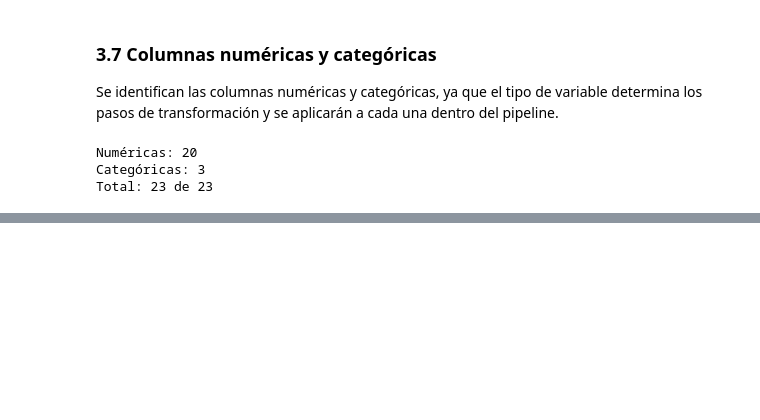
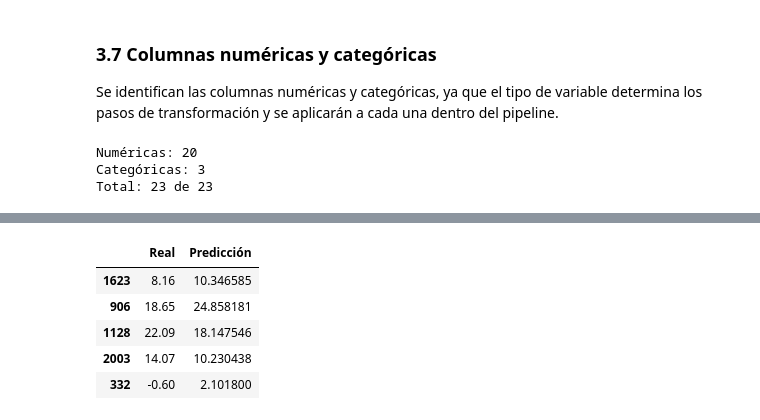
Before and after one commit to mzambranob/Fork-MaterialDeClase-ISIS-2611, a Jupyter notebook: 202620/Laboratorios/L1/laboratorio_1.ipynb, the cells around one changed output, grey strips where cells are left out. Drawn from its saved outputs; the diff is of its cells as text; code cells hidden in the pictures; blank space fills up the shorter version.

Commit message:
Primera version contruccion modelo de regresion lineal

```diff
--- a/202620/Laboratorios/L1/laboratorio_1.ipynb
+++ b/202620/Laboratorios/L1/laboratorio_1.ipynb
@@ -768,0 +778,10 @@ Total: 23 de 23
+# %%
+X_train, X_test, y_train, y_test = train_test_split(
+    X,
+    y,
+    test_size=TEST_SIZE,
+    random_state=RANDOM_STATE
+)
+
+print("Datos de entrenamiento:", X_train.shape)
+print("Datos de prueba:", X_test.shape)
@@ -768,0 +795,15 @@ Total: 23 de 23
+# %%
+transformador_numerico = Pipeline([
+    ("imputador", SimpleImputer(strategy="median")),
+    ("escalador", StandardScaler())
+    ])
+
+transformador_categorico = Pipeline([
+    ("imputador", SimpleImputer(strategy="most_frequent")),
+    ("codificador", OneHotEncoder(handle_unknown="ignore"))
+])
+
+preprocesador = ColumnTransformer([
+    ("numericas", transformador_numerico, columnas_numericas),
+    ("categoricas", transformador_categorico, columnas_categoricas)
+])
@@ -768,0 +814,7 @@ Total: 23 de 23
+# %%
+pipeline_regresion = Pipeline([
+    ("preprocesamiento", preprocesador),
+    ("regresion", LinearRegression())
+])
+
+pipeline_regresion.fit(X_train, y_train)
@@ -768,0 +843,16 @@ Total: 23 de 23
+# %%
+y_pred = pipeline_regresion.predict(X_test)
+
+resultados = pd.DataFrame({
+    "Real": y_test,
+    "Predicción": y_pred
+})
+
+resultados.head()
+# %% [output]
+|  | Real | Predicción |
+| 1623 | 8.16 | 10.346585 |
+| 906 | 18.65 | 24.858181 |
+| 1128 | 22.09 | 18.147546 |
+| 2003 | 14.07 | 10.230438 |
+| 332 | -0.60 | 2.101800 |
```
Also changed, not shown: parts of 22 cells of this notebook.
